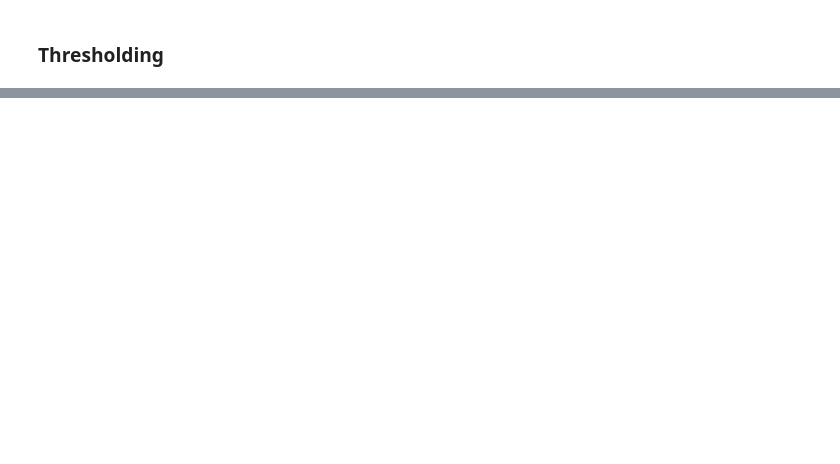
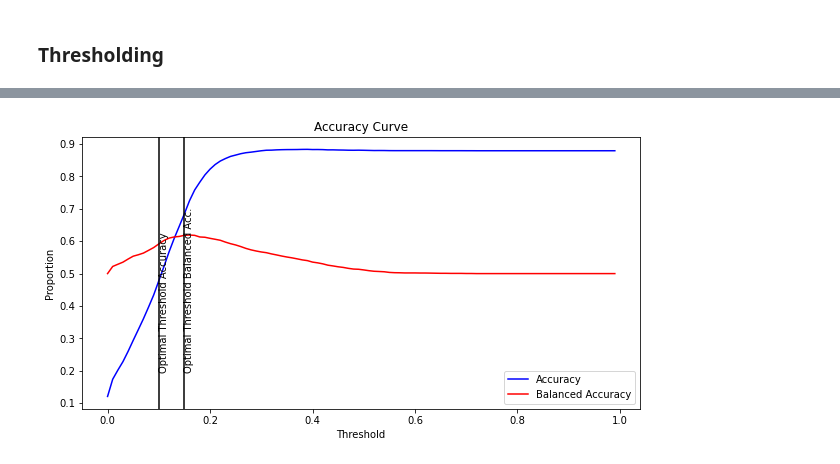
Before and after one commit to jasmineregner/Predictive-Marketing, a Jupyter notebook: bank_marketing.ipynb, the cells around one changed output, grey strips where cells are left out. Saved outputs shown, nothing was run; the diff lists cells and outputs as text; code cells hidden in the pictures; blank space fills up the shorter version.

```diff
--- a/bank_marketing.ipynb
+++ b/bank_marketing.ipynb
@@ -1487,3 +1488,18 @@ ValueError: The truth value of an array with more than one element is ambiguous.
+# %%
+plt.figure(figsize=(10,5))
+plt.plot(thresholds, accuracy_points, color='blue')
+plt.plot(thresholds, balanced_accuracy_points, color='red')
+plt.title('Accuracy Curve')
+plt.legend(('Accuracy', 'Balanced Accuracy'))
+plt.xlabel('Threshold')
+plt.axvline(x=.1, color='black')
+plt.text(.1,.2,'Optimal Threshold Accuracy',rotation=90)
+plt.axvline(x=.15, color='black')
+plt.text(.15,.2,'Optimal Threshold Balanced Acc.',rotation=90)
+plt.ylabel('Proportion')
+plt.show()
+# %% [output]
+[figure, added]
 # %%
 precision, recall, thresholds = precision_recall_curve(y_test, yhat)
 thresholds = np.append(thresholds, 1)
```
Also changed, not shown: parts of 35 cells of this notebook.
